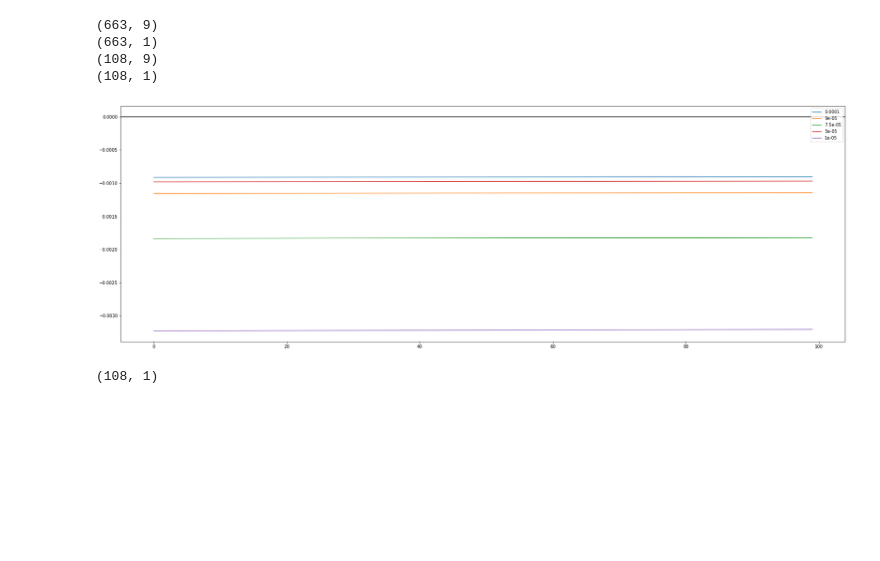
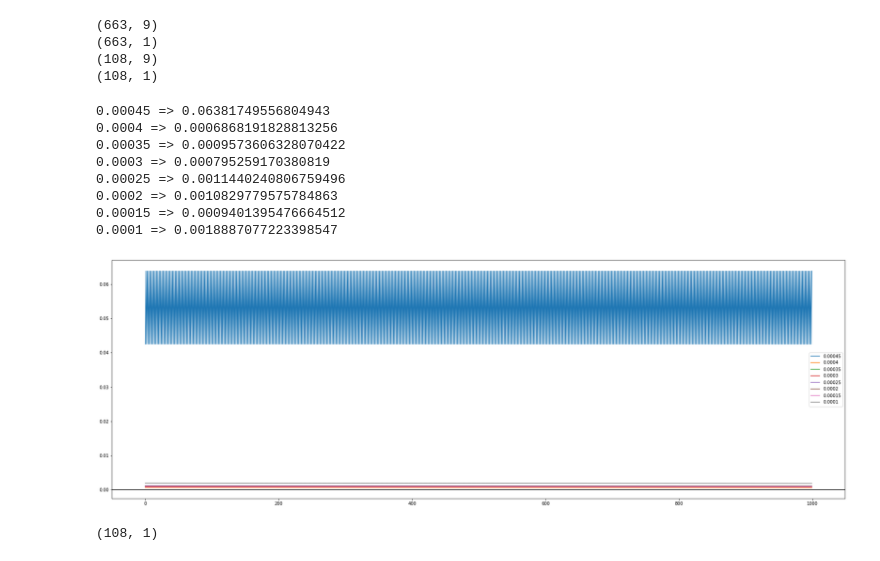
Before and after one commit to abhinav-exp/Forecasting-CryptoCurrency-Prices, a Jupyter notebook: TFLANN.ipynb, the cells around one changed output. Saved outputs shown, nothing was run; the diff lists cells and outputs as text; code cells hidden in the pictures; blank space fills up the shorter version.

```diff
--- a/TFLANN.ipynb
+++ b/TFLANN.ipynb
@@ -123,24 +123,32 @@ class TFLANN():
       adjustment = np.dot( self.learning_rate * self.func_x(train_x).T, error * self.tanh_derivative(y))
 
       self.weight_matrix += adjustment
-      self.me_curve = np.append(self.me_curve, np.mean(error[9]))
+      self.me_curve = np.append(self.me_curve, np.mean(error[9]**2))
       # print(self.mse_curve)
       # print(str(np.mean(error[9] ** 2)) + "\t" + str(np.mean(abs(error[9]))) + "\t" + str(np.mean(train_y[9])) + "\t" + str(np.mean(y[:, 0])) + "\t" + str(np.mean(adjustment[:,0])))
 # %%
-tuning_learning_rates = [0.0001, 0.00009, 0.000075, 0.00005, 0.00001]
+tuning_learning_rates = [0.00045, 0.0004, 0.00035,  0.0003, 0.00025, 0.0002, 0.00015, 0.0001]
 
 plt.figure(figsize = (30, 10))
 
 for t in tuning_learning_rates:
   m = TFLANN(t)
   m.train(train_x = train_x, train_y = train_y, epochs = 10000)
-  ec = m.me_curve[-101:-1]
-  # print(ec)
+  ec = m.me_curve[-1001:-1]
+  print(str(t) + " => " + str(ec[-1]))
   plt.plot(ec)
 
 plt.legend([str(u) for u in tuning_learning_rates])
 plt.axhline(y=0, c="black", label="y=0")
 plt.show()
 # %% [output]
+0.00045 => 0.06381749556804943
+0.0004 => 0.0006868191828813256
+0.00035 => 0.0009573606328070422
+0.0003 => 0.000795259170380819
+0.00025 => 0.0011440240806759496
+0.0002 => 0.0010829779575784863
+0.00015 => 0.0009401395476664512
+0.0001 => 0.0018887077223398547
-[figure, old version]
+[figure, new version]
 # %%
```
Also changed, not shown: parts of 7 cells of this notebook.
